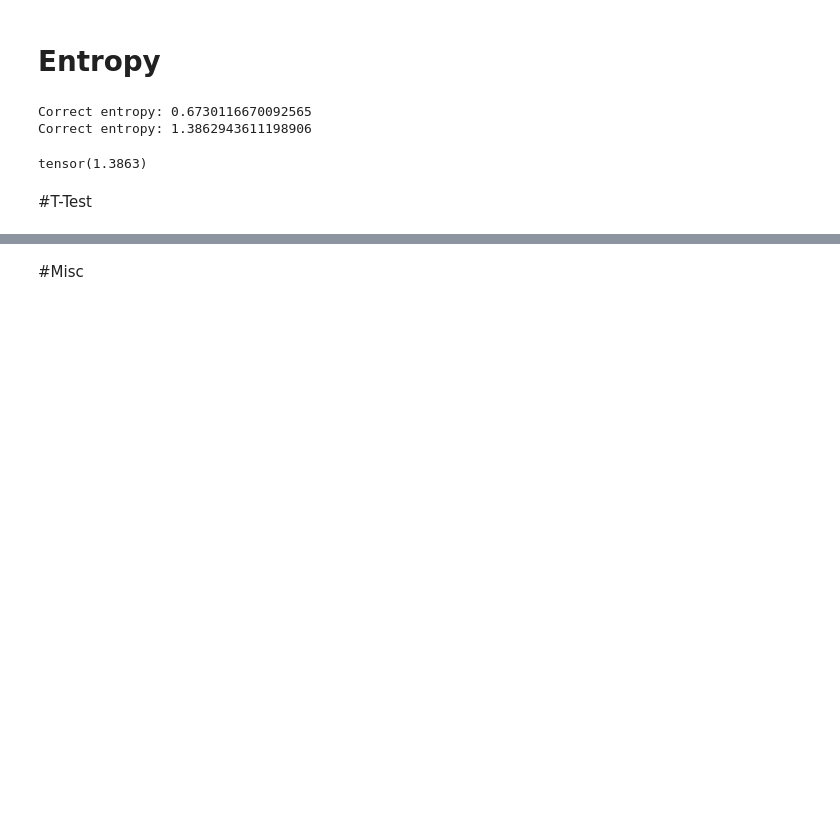
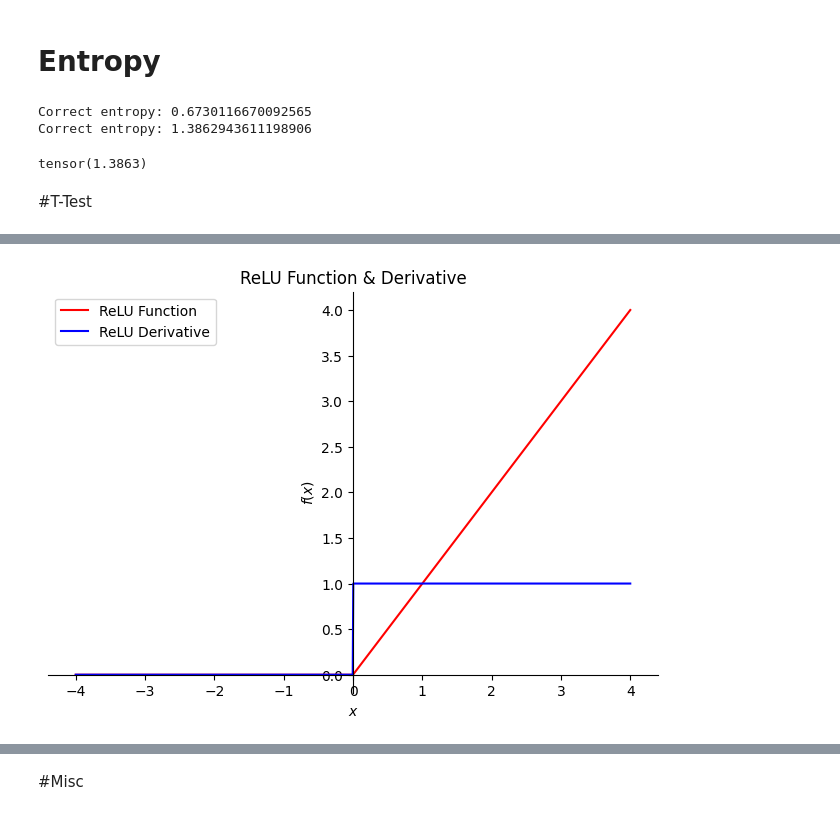
Before and after one commit to Salciano/ShowcasePython, a Jupyter notebook: Showcase.ipynb, the cells around one changed output, grey strips where cells are left out. Cells and saved outputs as stored; diff of their text form; code cells hidden in the pictures; blank space fills up the shorter version.

```diff
--- a/Showcase.ipynb
+++ b/Showcase.ipynb
@@ -1840,0 +1965,19 @@ Conclusion: There is no significant statistical evidence that one model outperfo
+# %%
+#@title ReLU Derivative > Sympy
+
+import matplotlib.pyplot as ploti
+import sympy # Symbolic Math in Python
+import sympy.plotting.plot as symplot
+
+x = sympy.symbols('x') # Sympy symbolic variable
+fx_relu = sympy.Max(0,x) # ReLU Function (Rectified Linear Unit) > f(x) = ReLU(x)
+# df_relu = sympy.diff(relu) # Derivative of ReLU > df(ReLU)
+
+# Graph
+fig1 = symplot(fx_relu,(x,-4,4),label="ReLU Function",show=False,line_color="r")
+fig1.extend(symplot(sympy.diff(fx_relu),(x,-4,4),label="ReLU Derivative",show=False,line_color="b"))
+fig1.legend = True
+fig1.title = "ReLU Function & Derivative"
+fig1.show()
+# %% [output]
+[figure, added]
```
Also changed, not shown: parts of 9 cells of this notebook.
